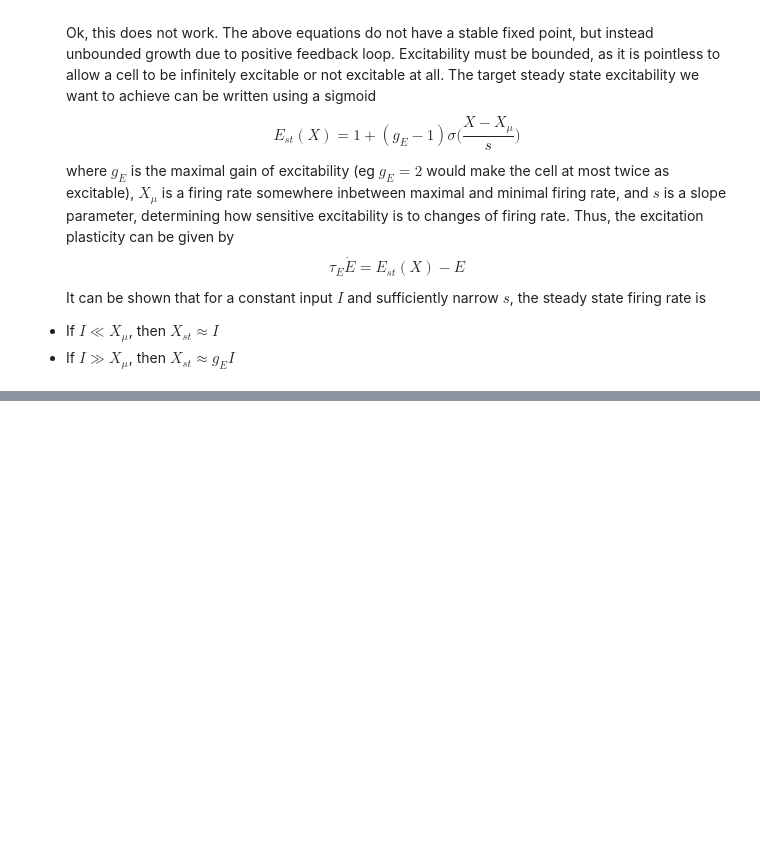
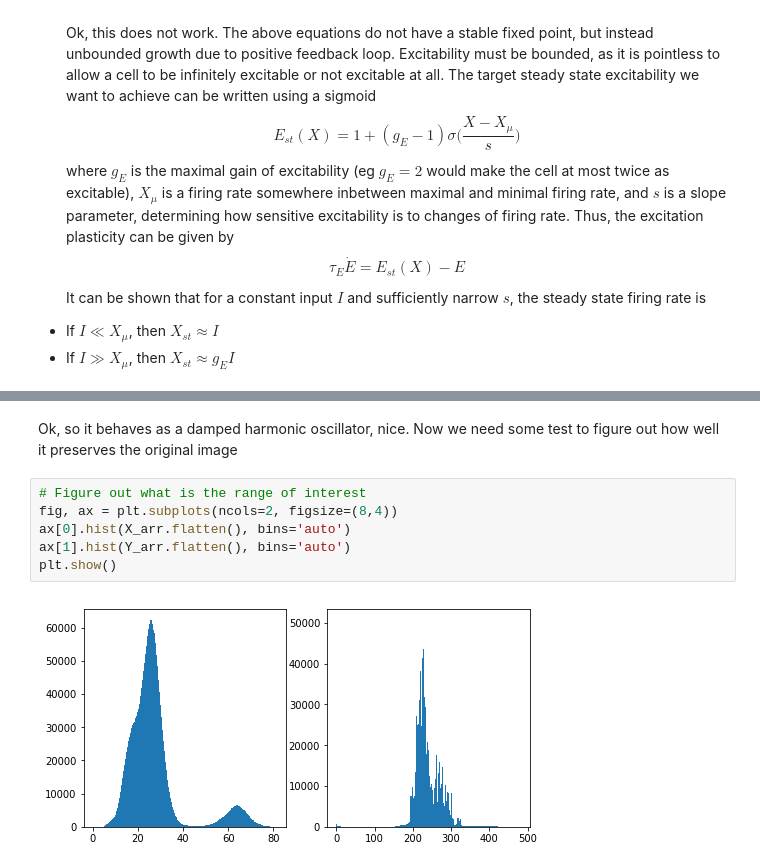
Before and after one commit to aleksejs-fomins/memory-hippo-ca3, a Jupyter notebook: self-contained/excitatory-ip/test1.ipynb, the cells around one changed output, grey strips where cells are left out. Cells and saved outputs as stored; diff of their text form; blank space fills up the shorter version.

```diff
--- a/self-contained/excitatory-ip/test1.ipynb
+++ b/self-contained/excitatory-ip/test1.ipynb
@@ -176,0 +198,10 @@ norm became 2.3069568951851904 0.5772548541738817
+# %% [markdown]
+Ok, so it behaves as a damped harmonic oscillator, nice. Now we need some test to figure out how well it preserves the original image
+# %%
+# Figure out what is the range of interest
+fig, ax = plt.subplots(ncols=2, figsize=(8,4))
+ax[0].hist(X_arr.flatten(), bins='auto')
+ax[1].hist(Y_arr.flatten(), bins='auto')
+plt.show()
+# %% [output]
+[figure, added]
```
Also changed, not shown: parts of 8 cells of this notebook, 1 other file.
